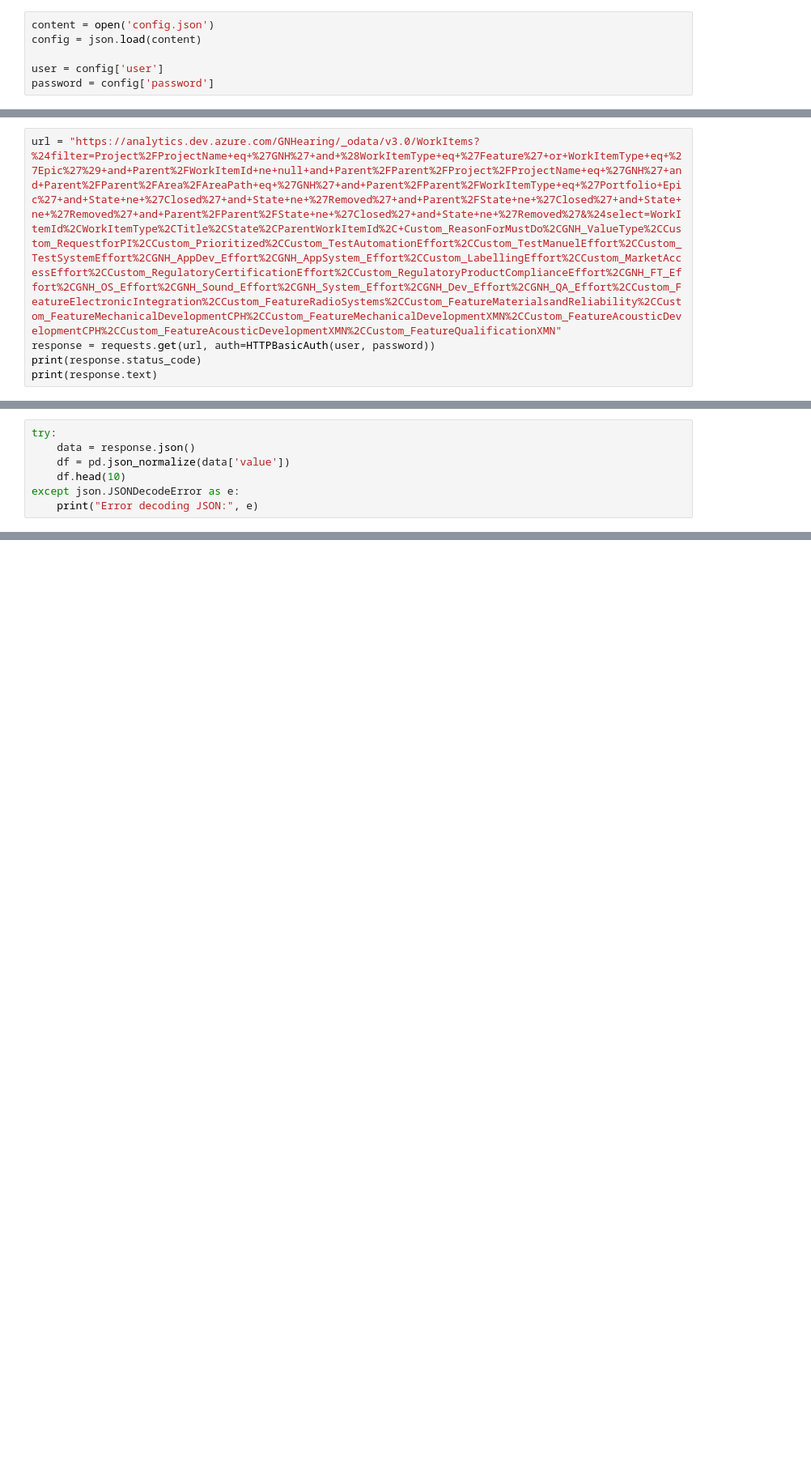
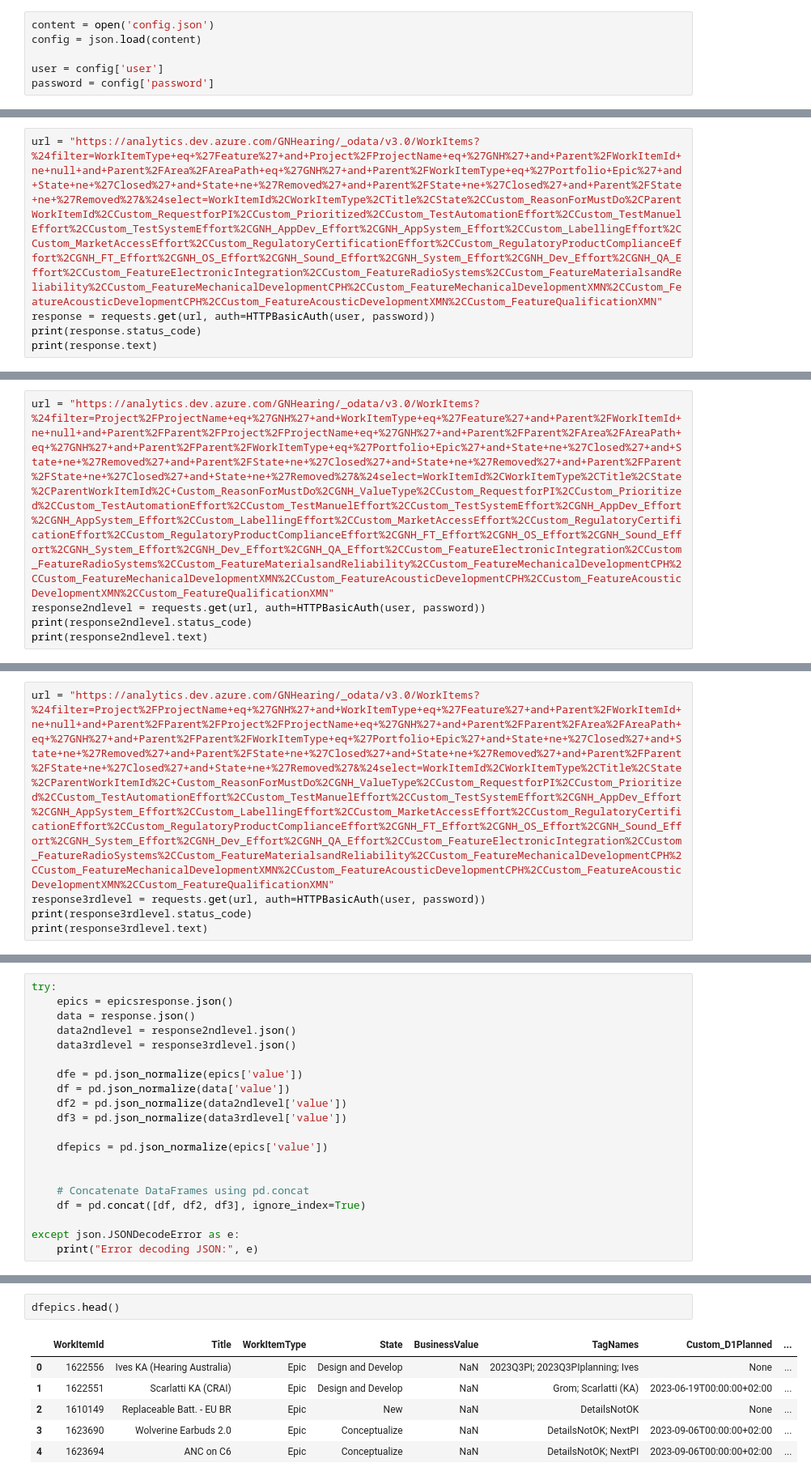
Before and after one commit to leberneids/Odata-queries-GN, a Jupyter notebook: Python and Odata/Odata first import into python.ipynb, the cells around one changed output, grey strips where cells are left out. Shown at 81% size. Drawn from its saved outputs; the diff is of its cells as text; blank space fills up the shorter version.

Commit message:
data transformations in python

```diff
--- a/Python and Odata/Odata first import into python.ipynb
+++ b/Python and Odata/Odata first import into python.ipynb
@@ -14,0 +20,5 @@ password = config['password']
+# %%
+url = "https://analytics.dev.azure.com/GNHearing/_odata/v3.0/WorkItems?%24filter=WorkItemType+eq+%27Feature%27+and+Project%2FProjectName+eq+%27GNH%27+and+Parent%2FWorkItemId+ne+null+and+Parent%2FArea%2FAreaPath+eq+%27GNH%27+and+Parent%2FWorkItemType+eq+%27Portfolio+Epic%27+and+State+ne+%27Closed%27+and+State+ne+%27Removed%27+and+Parent%2FState+ne+%27Closed%27+and+Parent%2FState+ne+%27Removed%27&%24select=WorkItemId%2CWorkItemType%2CTitle%2CState%2CCustom_ReasonForMustDo%2CParentWorkItemId%2CCustom_RequestforPI%2CCustom_Prioritized%2CCustom_TestAutomationEffort%2CCustom_TestManuelEffort%2CCustom_TestSystemEffort%2CGNH_AppDev_Effort%2CGNH_AppSystem_Effort%2CCustom_LabellingEffort%2CCustom_MarketAccessEffort%2CCustom_RegulatoryCertificationEffort%2CCustom_RegulatoryProductComplianceEffort%2CGNH_FT_Effort%2CGNH_OS_Effort%2CGNH_Sound_Effort%2CGNH_System_Effort%2CGNH_Dev_Effort%2CGNH_QA_Effort%2CCustom_FeatureElectronicIntegration%2CCustom_FeatureRadioSystems%2CCustom_FeatureMaterialsandReliability%2CCustom_FeatureMechanicalDevelopmentCPH%2CCustom_FeatureMechanicalDevelopmentXMN%2CCustom_FeatureAcousticDevelopmentCPH%2CCustom_FeatureAcousticDevelopmentXMN%2CCustom_FeatureQualificationXMN"
+response = requests.get(url, auth=HTTPBasicAuth(user, password))
+print(response.status_code)
+print(response.text)
@@ -15,5 +28,5 @@ password = config['password']
 # %%
-url = "https://analytics.dev.azure.com/GNHearing/_odata/v3.0/WorkItems?%24filter=Project%2FProjectName+eq+%27GNH%27+and+%28WorkItemType+eq+%27Feature%27+or+WorkItemType+eq+%27Epic%27%29+and+Parent%2FWorkItemId+ne+null+and+Parent%2FParent%2FProject%2FProjectName+eq+%27GNH%27+and+Parent%2FParent%2FArea%2FAreaPath+eq+%27GNH%27+and+Parent%2FParent%2FWorkItemType+eq+%27Portfolio+Epic%27+and+State+ne+%27Closed%27+and+State+ne+%27Removed%27+and+Parent%2FState+ne+%27Closed%27+and+State+ne+%27Removed%27+and+Parent%2FParent%2FState+ne+%27Closed%27+and+State+ne+%27Removed%27&%24select=WorkItemId%2CWorkItemType%2CTitle%2CState%2CParentWorkItemId%2C+Custom_ReasonForMustDo%2CGNH_ValueType%2CCustom_RequestforPI%2CCustom_Prioritized%2CCustom_TestAutomationEffort%2CCustom_TestManuelEffort%2CCustom_TestSystemEffort%2CGNH_AppDev_Effort%2CGNH_AppSystem_Effort%2CCustom_LabellingEffort%2CCustom_MarketAccessEffort%2CCustom_RegulatoryCertificationEffort%2CCustom_RegulatoryProductComplianceEffort%2CGNH_FT_Effort%2CGNH_OS_Effort%2CGNH_Sound_Effort%2CGNH_System_Effort%2CGNH_Dev_Effort%2CGNH_QA_Effort%2CCustom_FeatureElectronicIntegration%2CCustom_FeatureRadioSystems%2CCustom_FeatureMaterialsandReliability%2CCustom_FeatureMechanicalDevelopmentCPH%2CCustom_FeatureMechanicalDevelopmentXMN%2CCustom_FeatureAcousticDevelopmentCPH%2CCustom_FeatureAcousticDevelopmentXMN%2CCustom_FeatureQualificationXMN"
-response = requests.get(url, auth=HTTPBasicAuth(user, password))
-print(response.status_code)
-print(response.text)
+url = "https://analytics.dev.azure.com/GNHearing/_odata/v3.0/WorkItems?%24filter=Project%2FProjectName+eq+%27GNH%27+and+WorkItemType+eq+%27Feature%27+and+Parent%2FWorkItemId+ne+null+and+Parent%2FParent%2FProject%2FProjectName+eq+%27GNH%27+and+Parent%2FParent%2FArea%2FAreaPath+eq+%27GNH%27+and+Parent%2FParent%2FWorkItemType+eq+%27Portfolio+Epic%27+and+State+ne+%27Closed%27+and+State+ne+%27Removed%27+and+Parent%2FState+ne+%27Closed%27+and+State+ne+%27Removed%27+and+Parent%2FParent%2FState+ne+%27Closed%27+and+State+ne+%27Removed%27&%24select=WorkItemId%2CWorkItemType%2CTitle%2CState%2CParentWorkItemId%2C+Custom_ReasonForMustDo%2CGNH_ValueType%2CCustom_RequestforPI%2CCustom_Prioritized%2CCustom_TestAutomationEffort%2CCustom_TestManuelEffort%2CCustom_TestSystemEffort%2CGNH_AppDev_Effort%2CGNH_AppSystem_Effort%2CCustom_LabellingEffort%2CCustom_MarketAccessEffort%2CCustom_RegulatoryCertificationEffort%2CCustom_RegulatoryProductComplianceEffort%2CGNH_FT_Effort%2CGNH_OS_Effort%2CGNH_Sound_Effort%2CGNH_System_Effort%2CGNH_Dev_Effort%2CGNH_QA_Effort%2CCustom_FeatureElectronicIntegration%2CCustom_FeatureRadioSystems%2CCustom_FeatureMaterialsandReliability%2CCustom_FeatureMechanicalDevelopmentCPH%2CCustom_FeatureMechanicalDevelopmentXMN%2CCustom_FeatureAcousticDevelopmentCPH%2CCustom_FeatureAcousticDevelopmentXMN%2CCustom_FeatureQualificationXMN"
+response2ndlevel = requests.get(url, auth=HTTPBasicAuth(user, password))
+print(response2ndlevel.status_code)
+print(response2ndlevel.text)
@@ -19,0 +36,5 @@ print(response.text)
+# %%
+url = "https://analytics.dev.azure.com/GNHearing/_odata/v3.0/WorkItems?%24filter=Project%2FProjectName+eq+%27GNH%27+and+WorkItemType+eq+%27Feature%27+and+Parent%2FWorkItemId+ne+null+and+Parent%2FParent%2FProject%2FProjectName+eq+%27GNH%27+and+Parent%2FParent%2FArea%2FAreaPath+eq+%27GNH%27+and+Parent%2FParent%2FWorkItemType+eq+%27Portfolio+Epic%27+and+State+ne+%27Closed%27+and+State+ne+%27Removed%27+and+Parent%2FState+ne+%27Closed%27+and+State+ne+%27Removed%27+and+Parent%2FParent%2FState+ne+%27Closed%27+and+State+ne+%27Removed%27&%24select=WorkItemId%2CWorkItemType%2CTitle%2CState%2CParentWorkItemId%2C+Custom_ReasonForMustDo%2CGNH_ValueType%2CCustom_RequestforPI%2CCustom_Prioritized%2CCustom_TestAutomationEffort%2CCustom_TestManuelEffort%2CCustom_TestSystemEffort%2CGNH_AppDev_Effort%2CGNH_AppSystem_Effort%2CCustom_LabellingEffort%2CCustom_MarketAccessEffort%2CCustom_RegulatoryCertificationEffort%2CCustom_RegulatoryProductComplianceEffort%2CGNH_FT_Effort%2CGNH_OS_Effort%2CGNH_Sound_Effort%2CGNH_System_Effort%2CGNH_Dev_Effort%2CGNH_QA_Effort%2CCustom_FeatureElectronicIntegration%2CCustom_FeatureRadioSystems%2CCustom_FeatureMaterialsandReliability%2CCustom_FeatureMechanicalDevelopmentCPH%2CCustom_FeatureMechanicalDevelopmentXMN%2CCustom_FeatureAcousticDevelopmentCPH%2CCustom_FeatureAcousticDevelopmentXMN%2CCustom_FeatureQualificationXMN"
+response3rdlevel = requests.get(url, auth=HTTPBasicAuth(user, password))
+print(response3rdlevel.status_code)
+print(response3rdlevel.text)
@@ -20,7 +44,20 @@ print(response.text)
 # %%
 try:
+    epics = epicsresponse.json()
     data = response.json()
+    data2ndlevel = response2ndlevel.json()
+    data3rdlevel = response3rdlevel.json()
+
+    dfe = pd.json_normalize(epics['value'])
     df = pd.json_normalize(data['value'])
-    df.head(10)
+    df2 = pd.json_normalize(data2ndlevel['value'])
+    df3 = pd.json_normalize(data3rdlevel['value'])
+
+    dfepics = pd.json_normalize(epics['value'])
+
+
+    # Concatenate DataFrames using pd.concat
+    df = pd.concat([df, df2, df3], ignore_index=True)
+
 except json.JSONDecodeError as e:
     print("Error decoding JSON:", e)
@@ -45,0 +84,9 @@ df.groupby('State').count()
+# %%
+dfepics.head()
+# %% [output]
+|  | WorkItemId | Title | WorkItemType | State | BusinessValue | TagNames | Custom_D1Planned | ... |
+| 0 | 1622556 | Ives KA (Hearing Australia) | Epic | Design and Develop | NaN | 2023Q3PI; 2023Q3PIplanning; Ives | None | ... |
+| 1 | 1622551 | Scarlatti KA (CRAI) | Epic | Design and Develop | NaN | Grom; Scarlatti (KA) | 2023-06-19T00:00:00+02:00 | ... |
+| 2 | 1610149 | Replaceable Batt. - EU BR | Epic | New | NaN | DetailsNotOK | None | ... |
+| 3 | 1623690 | Wolverine Earbuds 2.0 | Epic | Conceptualize | NaN | DetailsNotOK; NextPI | 2023-09-06T00:00:00+02:00 | ... |
+| 4 | 1623694 | ANC on C6 | Epic | Conceptualize | NaN | DetailsNotOK; NextPI | 2023-09-06T00:00:00+02:00 | ... |
```
Also changed, not shown: parts of 11 cells of this notebook, 10 other files.
